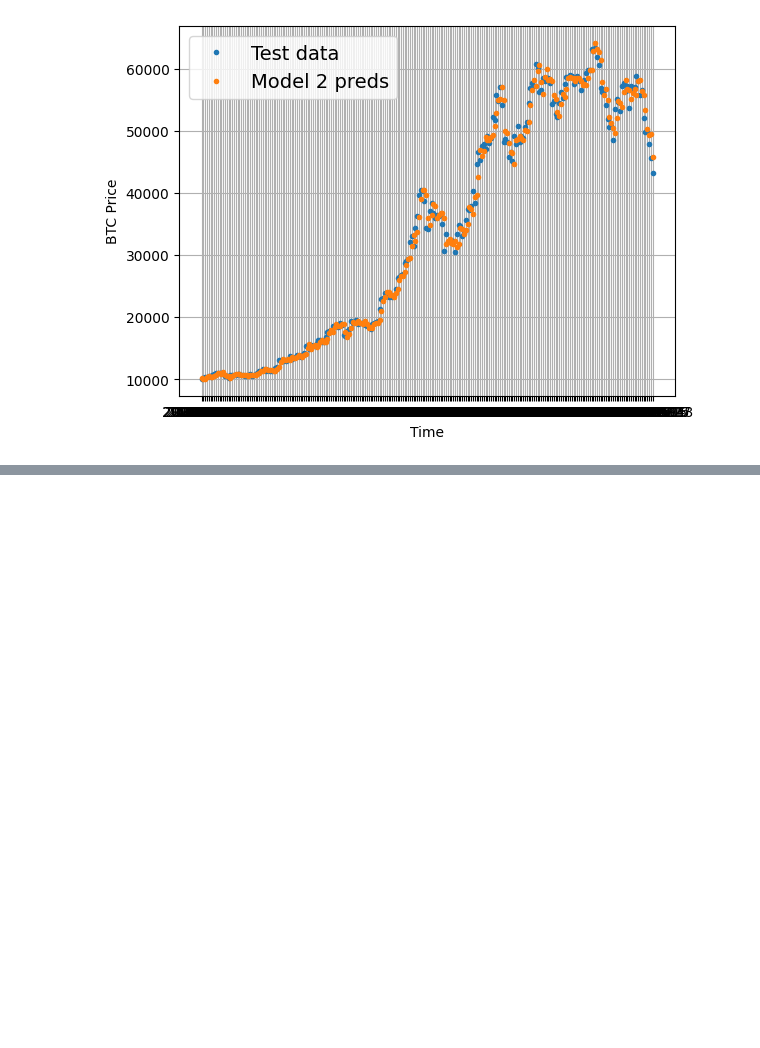
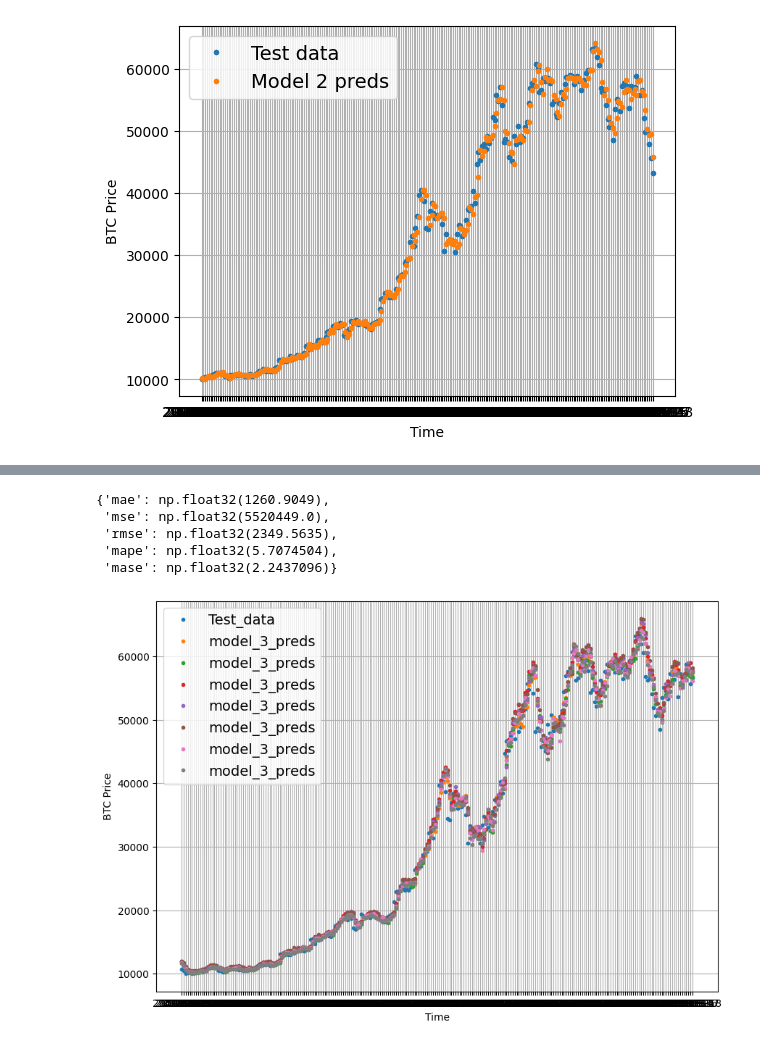
Before and after one commit to Rajnishmaurya/TensorFlow-for-Deep-Learning, a Jupyter notebook: Time Series/10. Tme Series forecasting in Tensorflow.ipynb, the cells around one changed output, grey strips where cells are left out. Cells and saved outputs as stored; diff of their text form; code cells hidden in the pictures; blank space fills up the shorter version.

Commit message:
model_3

```diff
--- a/Time Series/10. Tme Series forecasting in Tensorflow.ipynb
+++ b/Time Series/10. Tme Series forecasting in Tensorflow.ipynb
@@ -749,0 +752,6 @@ plot_time_series(timesteps=X_test[-len(test_windows):], values=model_2_preds, st
+# %%
+WINDOW_SIZE = 30
+HORIZON = 7
+
+full_windows, full_labels = make_windows(prices, window_size=WINDOW_SIZE, horizon=HORIZON)
+len(full_windows), len(full_labels)
@@ -749,0 +760,3 @@ plot_time_series(timesteps=X_test[-len(test_windows):], values=model_2_preds, st
+# %%
+train_windows, test_windows, train_labels, test_labels = make_train_test_splits(full_windows, full_labels)
+len(train_windows), len(test_windows), len(train_labels), len(test_labels)
@@ -749,0 +807,3 @@ plot_time_series(timesteps=X_test[-len(test_windows):], values=model_2_preds, st
+# %%
+model_3=tf.keras.models.load_model("model_experiments/model_3_dense.keras")
+model_3.evaluate(test_windows,test_labels)
@@ -749,0 +820,3 @@ plot_time_series(timesteps=X_test[-len(test_windows):], values=model_2_preds, st
+# %%
+model_3_preds=make_predictions(model=model_3,input_data=test_windows)
+model_3_preds[:5]
@@ -749,0 +836,17 @@ plot_time_series(timesteps=X_test[-len(test_windows):], values=model_2_preds, st
+# %%
+model_3_result=evaluate_preds(y_true=tf.squeeze(test_labels),y_pred=model_3_preds)
+model_3_result
+# %% [output]
+{'mae': np.float32(1260.9049),
+ 'mse': np.float32(5520449.0),
+ 'rmse': np.float32(2349.5635),
+ 'mape': np.float32(5.7074504),
+ 'mase': np.float32(2.2437096)}
+# %%
+offset = 300
+plt.figure(figsize=(10, 7))
+plot_time_series(timesteps=X_test[-len(test_windows):], values=test_labels[:, 0], start=offset, label="Test_data")
+# Checking the shape of model_3_preds results in [n_test_samples, HORIZON] (this will screw up the plot)
+plot_time_series(timesteps=X_test[-len(test_windows):], values=model_3_preds, start=offset, label="model_3_preds")
+# %% [output]
+[figure, added]
```
Also changed, not shown: parts of 14 cells of this notebook, 1 other file.
